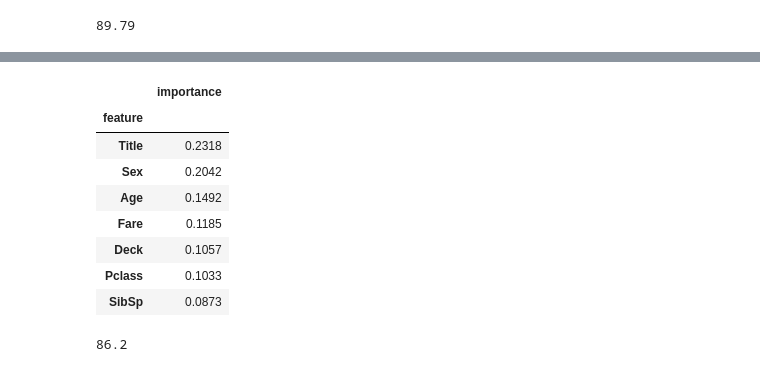
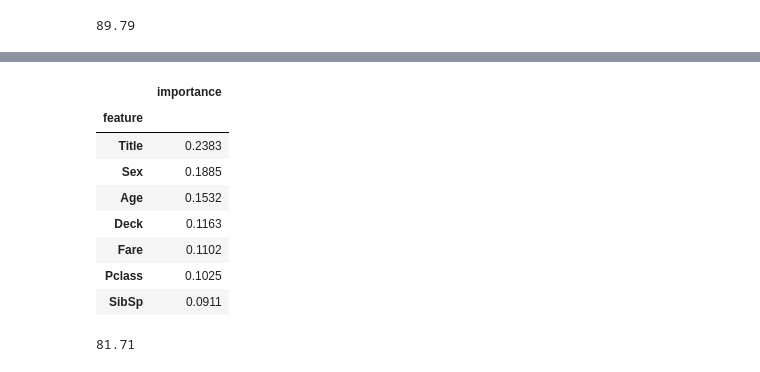
Before and after one commit to julie-huang/titanic, a Jupyter notebook: Titanic Machine Learning .ipynb, the cells around one changed output, grey strips where cells are left out. Cells and saved outputs as stored; diff of their text form; code cells hidden in the pictures.

Commit message:
new knn preds

```diff
--- a/Titanic Machine Learning .ipynb
+++ b/Titanic Machine Learning .ipynb
@@ -227,9 +216,9 @@ data = [train_df, test_df]
 for dataset in data:
     dataset['Embarked'] = dataset['Embarked'].map(ports)
 # %%
-# extract titles in the name and make it into a categorical features
+# extract titles in the name and make it into a categorical feature
 
-data = [ train_df, test_df]
+data = [train, test]
 titles = {"Mr": 1, "Miss": 2, "Mrs": 3, "Master": 4, "Other": 5}
 
 for dataset in data:
@@ -244,7 +233,5 @@ for dataset in data:
     dataset['Title'] = dataset['Title'].map(titles)
     dataset['Title'] = dataset['Title'].fillna(5)
 
-train_df = train_df.drop(['Name'], axis=1)
-test_df = test_df.drop(['Name'], axis=1)
-
-train_df.head(5)
+train = train.drop(['Name'], axis=1)
+test = test.drop(['Name'], axis=1)
@@ -279,9 +268,9 @@ train_df['Age'].value_counts()
 6     22
 Name: Age, dtype: int64
 # %%
-x_train = train_df.drop(["Survived", "PassengerId"], axis=1)
-y_train = train_df["Survived"]
-x_test  = test_df.drop("PassengerId", axis=1).copy()
+x_train = train.drop(["Survived", "PassengerId"], axis=1)
+y_train = train["Survived"]
+x_test  = test.drop("PassengerId", axis=1).copy()
 
 print(x_train.shape)
 # %% [output]
@@ -343,4 +332,4 @@ importances.sort_values('importance', ascending=False).set_index('feature').plot
 # %%
-train_df = train_df.drop(['Parch', 'Embarked', 'Survived',
+train = train.drop(['Parch', 'Embarked', 'Survived',
                          'PassengerId'], axis=1)
-test_df = test_df.drop(['Parch', 'Embarked', 'PassengerId'], axis=1)
+test = test.drop(['Parch', 'Embarked', 'PassengerId'], axis=1)
@@ -357,12 +344,12 @@ list(test_df)
 # %%
 # Retrain random forest after removing Parch and Embarked
 rf = RandomForestClassifier(n_estimators=100, oob_score=True)
-random_forest=rf.fit(train_df, y_train)
-y_preds = rf.predict(train_df)
+random_forest=rf.fit(train, y_train)
+y_preds = rf.predict(test)
 
-rf.score(train_df, y_train)
+rf.score(train, y_train)
 
-acc_rf = round((rf.score(train_df, y_train))* 100, 2)
+acc_rf = round((rf.score(train, y_train))* 100, 2)
 print(acc_rf)
 # %% [output]
 89.79
@@ -381,33 +368,33 @@ Standard Deviation: 0.0378731274057
 # %%
-importances = pd.DataFrame({'feature': train_df.columns, 'importance':np.round(random_forest.feature_importances_,4)})
+importances = pd.DataFrame({'feature': train.columns, 'importance':np.round(random_forest.feature_importances_,4)})
 
 importances=importances.sort_values('importance', ascending=False).set_index('feature')
 importances
 # %% [output]
 |  | importance |
 | feature |  |
-| Title | 0.2318 |
-| Sex | 0.2042 |
-| Age | 0.1492 |
-| Fare | 0.1185 |
-| Deck | 0.1057 |
-| Pclass | 0.1033 |
-| SibSp | 0.0873 |
+| Title | 0.2383 |
+| Sex | 0.1885 |
+| Age | 0.1532 |
+| Deck | 0.1163 |
+| Fare | 0.1102 |
+| Pclass | 0.1025 |
+| SibSp | 0.0911 |
 # %%
-# retrain model by removing sibsp, deck
+# retrain model by removing sibsp, deck, Pclass
 
-tr = train_df.drop(['SibSp', 'Deck'], axis=1)
-te = test_df.drop(['SibSp', 'Deck'], axis=1)
+tr = train.drop(['SibSp', 'Deck','Pclass'], axis=1)
+te = test.drop(['SibSp', 'Deck', 'Pclass'], axis=1)
 rf = RandomForestClassifier(n_estimators=100, oob_score=True)
 random_forest=rf.fit(tr, y_train)
-y_preds = rf.predict(tr)
+y_preds = rf.predict(te)
 
 rf.score(tr, y_train)
 
 acc_rf = round((rf.score(tr, y_train))* 100, 2)
 print(acc_rf)
 # %% [output]
-86.2
+81.71
 # %%
 rf = RandomForestClassifier(n_estimators=100)
 scores = cross_val_score(rf, tr, y_train, cv=10, scoring='accuracy')
```
Also changed, not shown: parts of 29 cells of this notebook, 2 other files.
